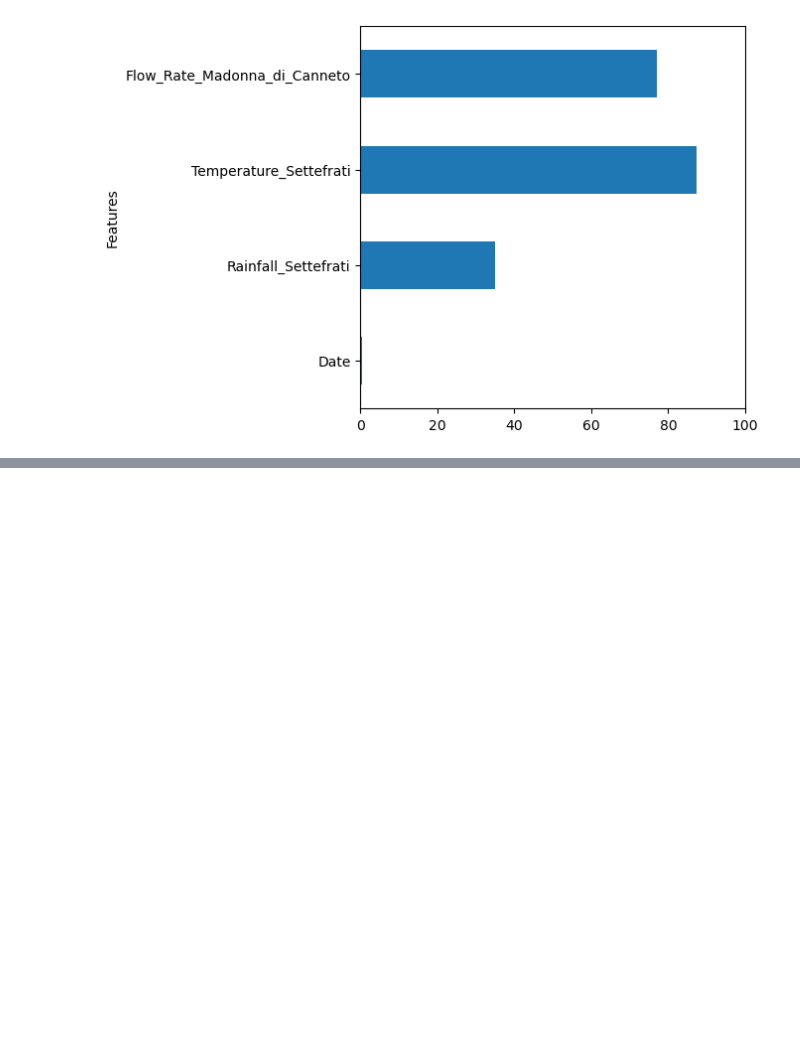
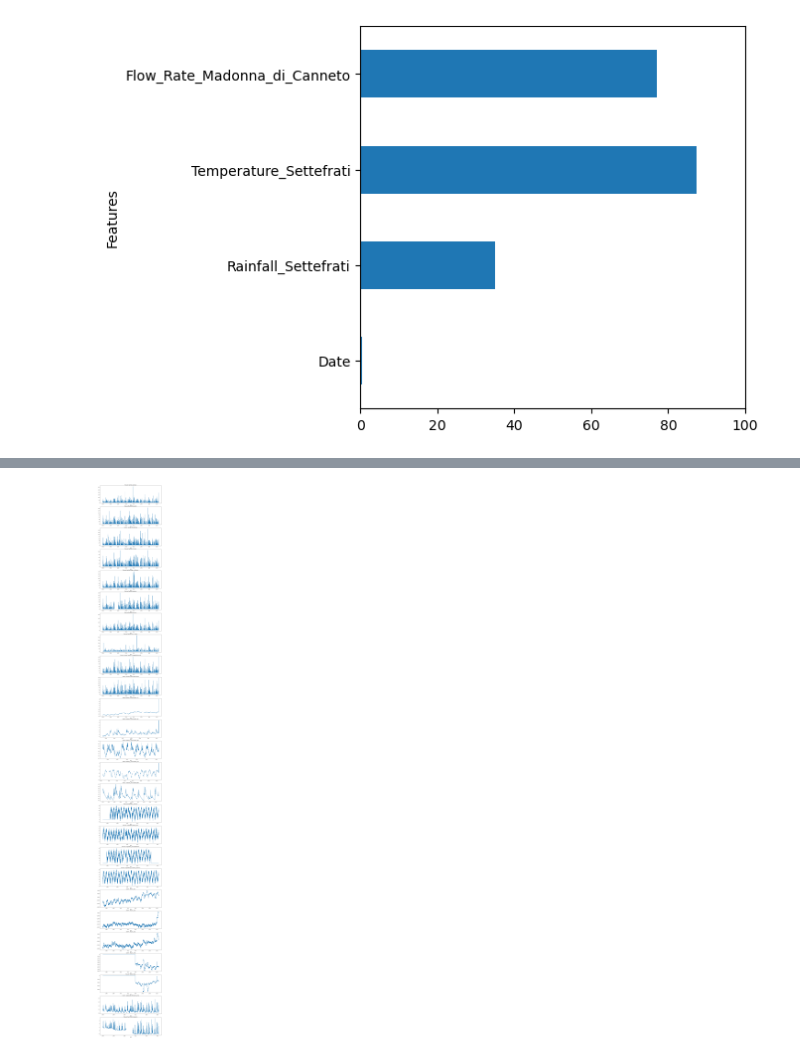
Before and after one commit to safeer-maker/Acea-Water-Prediction, a Jupyter notebook: water prediction.ipynb, the cells around one changed output, grey strips where cells are left out. Cells and saved outputs as stored; diff of their text form; code cells hidden in the pictures; blank space fills up the shorter version.

```diff
--- a/water prediction.ipynb
+++ b/water prediction.ipynb
@@ -333,13 +335,13 @@ water_df = {
 
     'Auser'     : aq_auser_pd       ,
     "Ddganella" : aq_Ddganella_pd  ,
-    "luco"      : aq_luco_pd        ,
-    "petrignano": aq_petrignano_pd  ,
-    "bilancino" :lake_bilancino_pd ,
-    "arno"      : riv_arno_pd      ,
-    "amiata"    : spr_amiata_pd    ,
-    "lupa"      : spr_lupa_pd      ,
-    "madonna"   : spr_madonna_pd
+    "Luco"      : aq_luco_pd        ,
+    "Petrignano": aq_petrignano_pd  ,
+    "Bilancino" :lake_bilancino_pd ,
+    "Arno"      : riv_arno_pd      ,
+    "Amiata"    : spr_amiata_pd    ,
+    "Lupa"      : spr_lupa_pd      ,
+    "Madonna"   : spr_madonna_pd
 }
 # %%
 for i in water_df.keys():
@@ -490,0 +537,12 @@ Flow_Rate_Madonna_di_Canneto                      1.000000
+# %%
+fig, ax = plot.subplots (len (auser_df.columns) - 1  ,  1, figsize = (15,135))
+
+index = 0
+
+for i  in  auser_df.drop('Date' , axis=1).columns:
+    ax[index].plot(auser_df['Date'] , auser_df[i] )#, title = "Linear graph")
+    ax[index].set_title (f'feature: {i} ')
+    ax[index].set_xlabel (xlabel = 'Years')
+    index += 1
+# %% [output]
+[figure, added]
```
Also changed, not shown: parts of 42 cells of this notebook.
